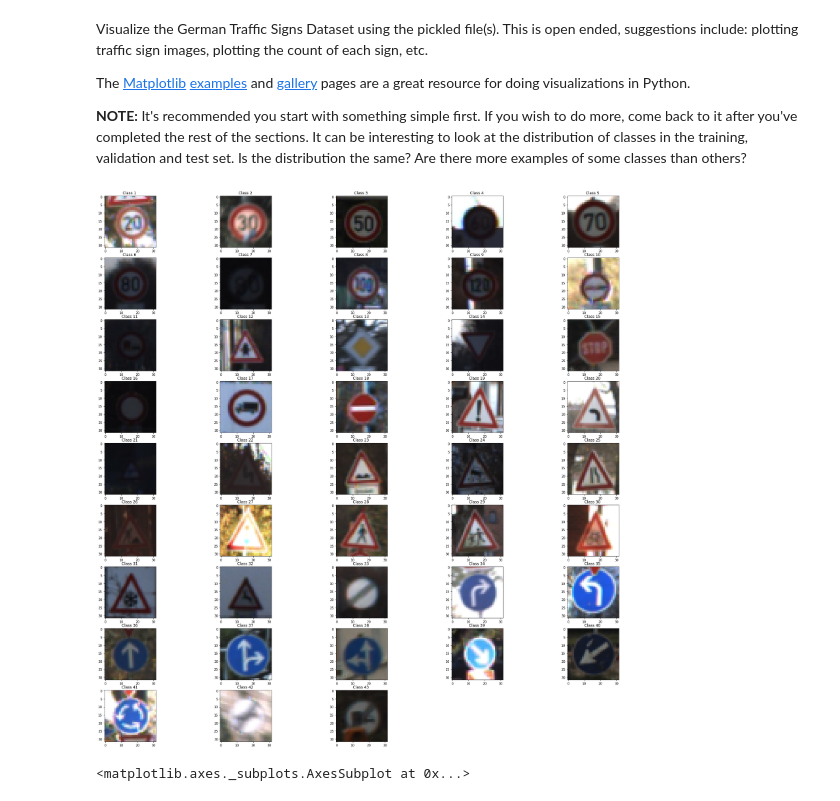
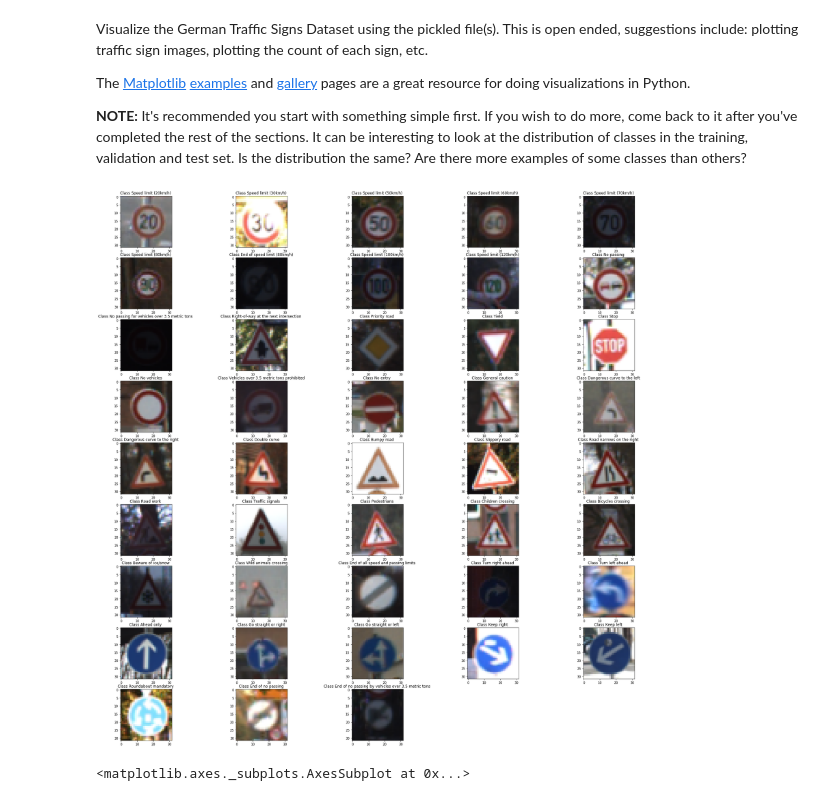
Before and after one commit to joseppii/Traffic-Sign-Classifier-Project, a Jupyter notebook: Traffic_Sign_Classifier.ipynb, the cells around one changed output. Cells and saved outputs as stored; diff of their text form; code cells hidden in the pictures.

Commit message:
Read class names and append them to each displayed image. Fix random selection of images

```diff
--- a/Traffic_Sign_Classifier.ipynb
+++ b/Traffic_Sign_Classifier.ipynb
@@ -99,24 +99,33 @@ Visualize the German Traffic Signs Dataset using the pickled file(s). This is op
 The [Matplotlib](http://matplotlib.org/) [examples](http://matplotlib.org/examples/index.html) and [gallery](http://matplotlib.org/gallery.html) pages are a great resource for doing visualizations in Python.
 
 **NOTE:** It's recommended you start with something simple first. If you wish to do more, come back to it after you've completed the rest of the sections. It can be interesting to look at the distribution of classes in the training, validation and test set. Is the distribution the same? Are there more examples of some classes than others?
+# %%
+import csv
+
+with open('signnames.csv') as csvFile:
+    csvreader = csv.DictReader(csvFile, delimiter=',')
+    class_names = []
+    for line in csvreader:
+        class_names.append(line)
 # %%
 import numpy as np
 import random
 import matplotlib.pyplot as plt
 %matplotlib inline
 
 fig = plt.figure(figsize=(32, 32), tight_layout=False)
+for i in range(n_classes):
 
-for i in range(n_classes):
-    indexes_per_class = np.where(y_train_original == i)
-    random_index = random.SystemRandom()
-    img = X_train_original[random_index.choice(indexes_per_class[0])]
+    indexes_per_class = np.where(y_train_original==i)
+    index = random.randint(0, len(indexes_per_class[0])-1)
+
+    img = X_train_original[indexes_per_class[0][index]]
     ax = fig.add_subplot(int(n_classes/5)+1,5,i+1)
     ax.imshow(img, interpolation='none')
-    ax.set_title('Class %i ' % (i+1) )
+    ax.set_title('Class %s ' % class_names[i].get('SignName'))
 plt.show()
 # %% [output]
-[figure, old version]
+[figure, new version]
 # %%
 import pandas as pd
 fig, ax1 = plt.subplots(figsize=(12, 9))
```
Also changed, not shown: parts of 10 cells of this notebook.
